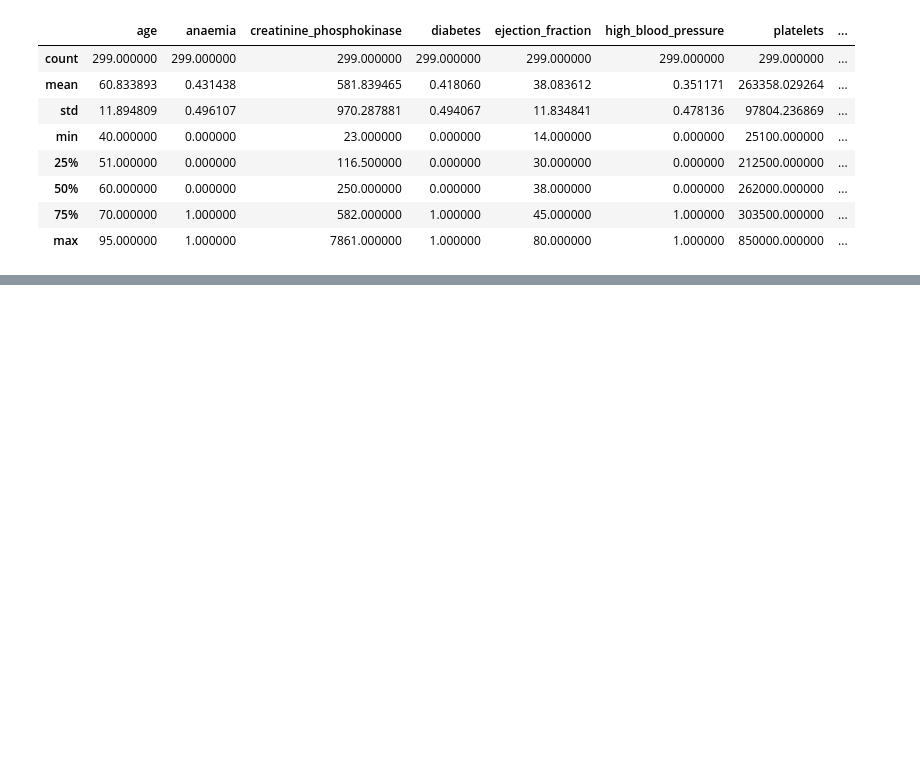
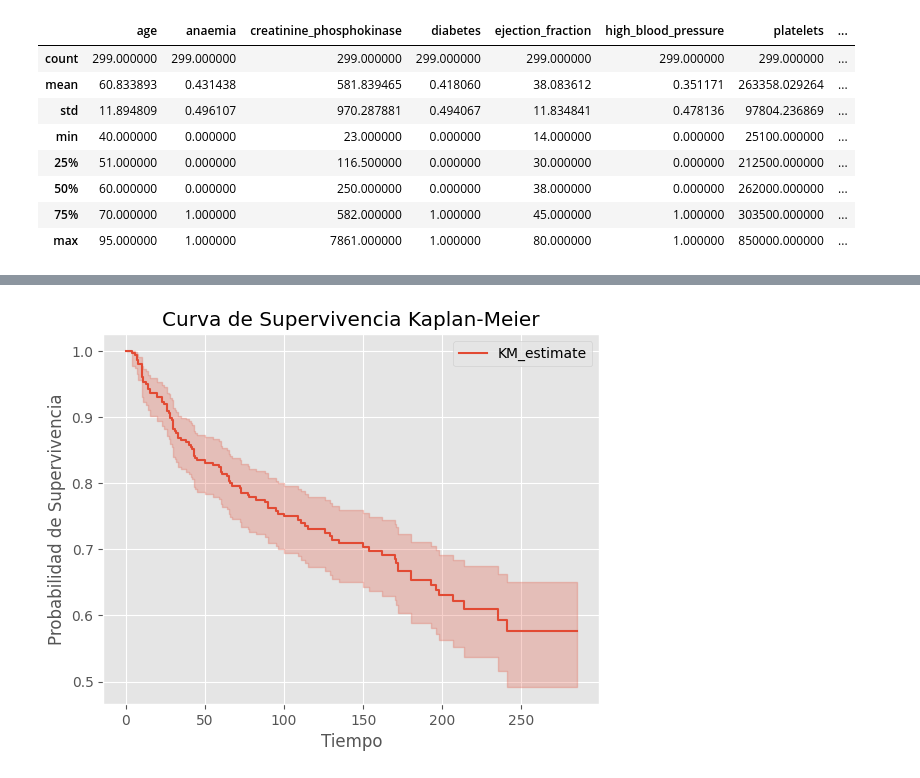
Before and after one commit to jetabaresj/DespliegueTeam23, a Jupyter notebook: Analisis descriptivo.ipynb, the cells around one changed output, grey strips where cells are left out. Saved outputs shown, nothing was run; the diff lists cells and outputs as text; code cells hidden in the pictures; blank space fills up the shorter version.

```diff
--- a/Analisis descriptivo.ipynb
+++ b/Analisis descriptivo.ipynb
@@ -33,0 +93,17 @@ El dataframe está compuesto por 299 filas y 13 columnas. Todas son de tipo num
+# %%
+T = df['time'] # Tiempo hasta el evento o censura
+E = df['DEATH_EVENT'] # Evento (1: muerte, 0:censura)
+
+# PD: Censura es que mientras duro el experimento el individuo no presento el evento de interes (osea no murió)
+
+kmf = KaplanMeierFitter()
+kmf.fit(T, event_observed=E)
+
+# Graficar la curva de supervivencia
+kmf.plot_survival_function()
+plt.title('Curva de Supervivencia Kaplan-Meier')
+plt.xlabel('Tiempo')
+plt.ylabel('Probabilidad de Supervivencia')
+plt.show()
+# %% [output]
+[figure, added]
```
Also changed, not shown: parts of 17 cells of this notebook.
